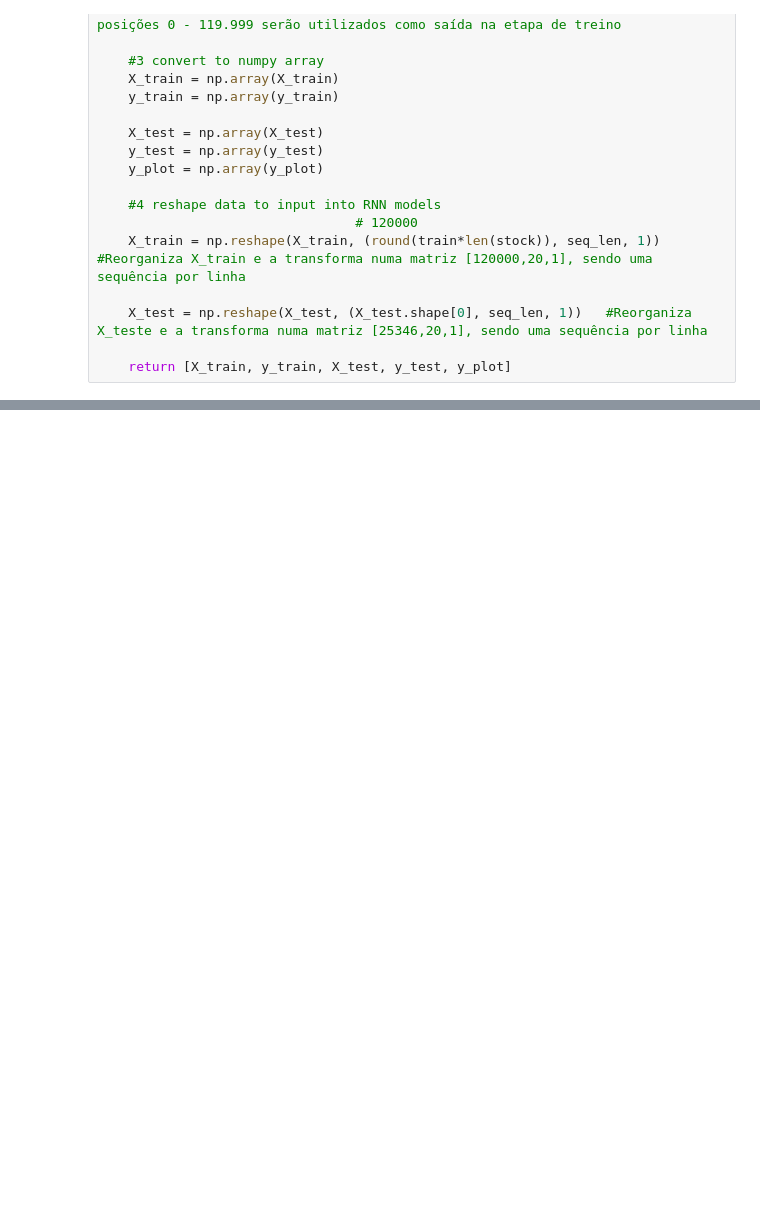
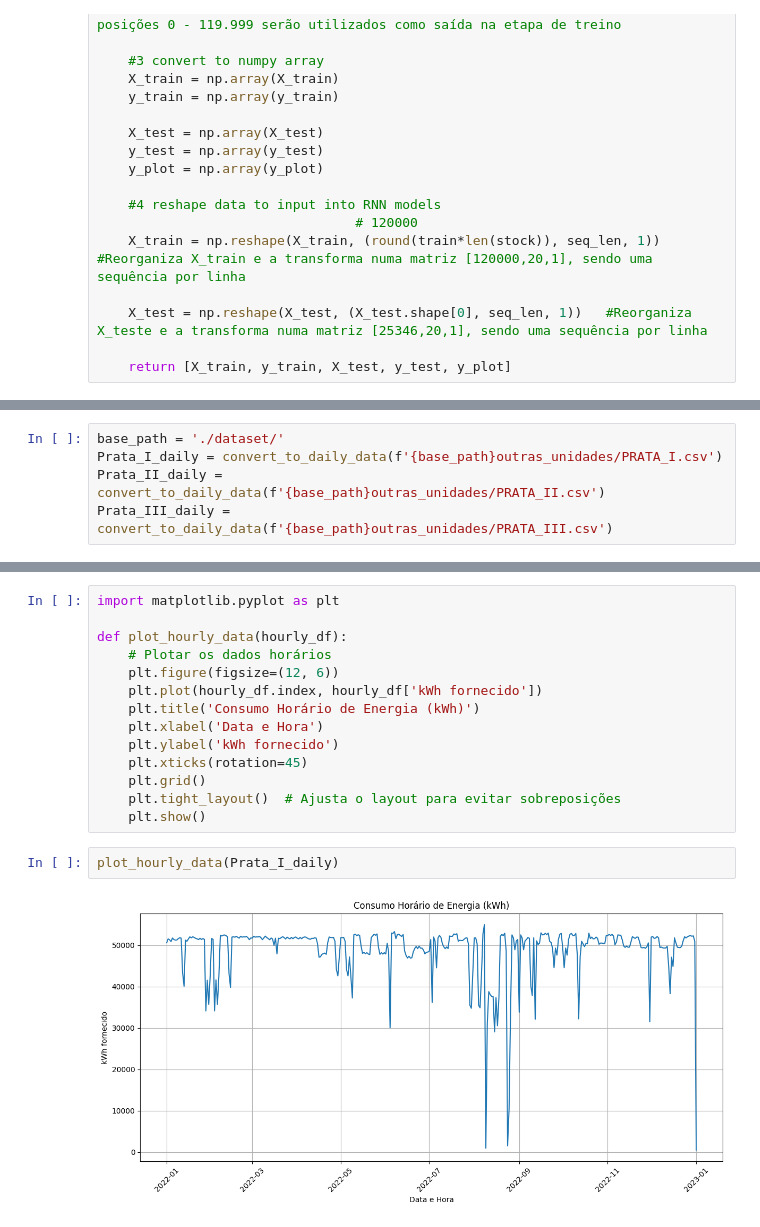
Before and after one commit to RenanFTorres/lstm-timeseries-energy, a Jupyter notebook: teste.ipynb, the cells around one changed output, grey strips where cells are left out. Cells and saved outputs as stored; diff of their text form; blank space fills up the shorter version.

Commit message:
Código funcional do transfer learning para Prata I, II, III e Duas Unas

```diff
--- a/teste.ipynb
+++ b/teste.ipynb
@@ -171,0 +191,5 @@ def load_data(stock, seq_len,out_steps, perc_train, perc_test):  # stock == de_d
+# %%
+base_path = './dataset/'
+Prata_I_daily = convert_to_daily_data(f'{base_path}outras_unidades/PRATA_I.csv')
+Prata_II_daily = convert_to_daily_data(f'{base_path}outras_unidades/PRATA_II.csv')
+Prata_III_daily = convert_to_daily_data(f'{base_path}outras_unidades/PRATA_III.csv')
@@ -171,0 +213,18 @@ def load_data(stock, seq_len,out_steps, perc_train, perc_test):  # stock == de_d
+# %%
+import matplotlib.pyplot as plt
+
+def plot_hourly_data(hourly_df):
+    # Plotar os dados horários
+    plt.figure(figsize=(12, 6))
+    plt.plot(hourly_df.index, hourly_df['kWh fornecido'])
+    plt.title('Consumo Horário de Energia (kWh)')
+    plt.xlabel('Data e Hora')
+    plt.ylabel('kWh fornecido')
+    plt.xticks(rotation=45)
+    plt.grid()
+    plt.tight_layout()  # Ajusta o layout para evitar sobreposições
+    plt.show()
+# %%
+plot_hourly_data(Prata_I_daily)
+# %% [output]
+[figure, added]
```
Also changed, not shown: parts of 6 cells of this notebook, 19 other files.
